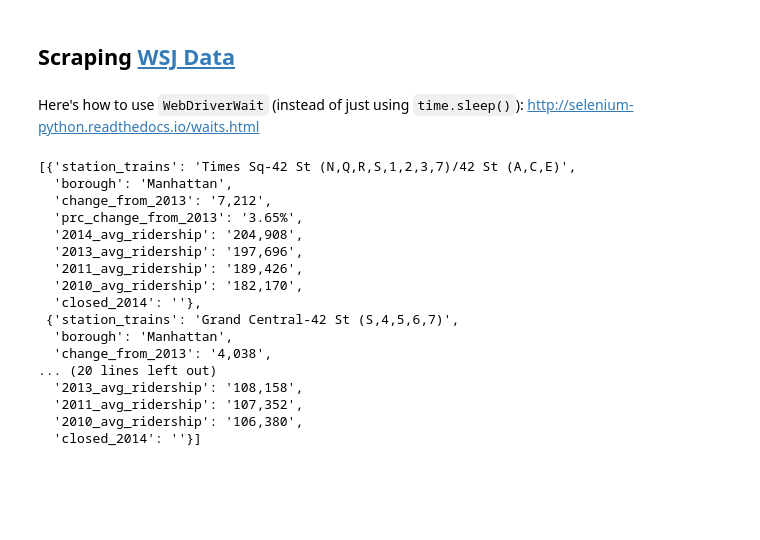
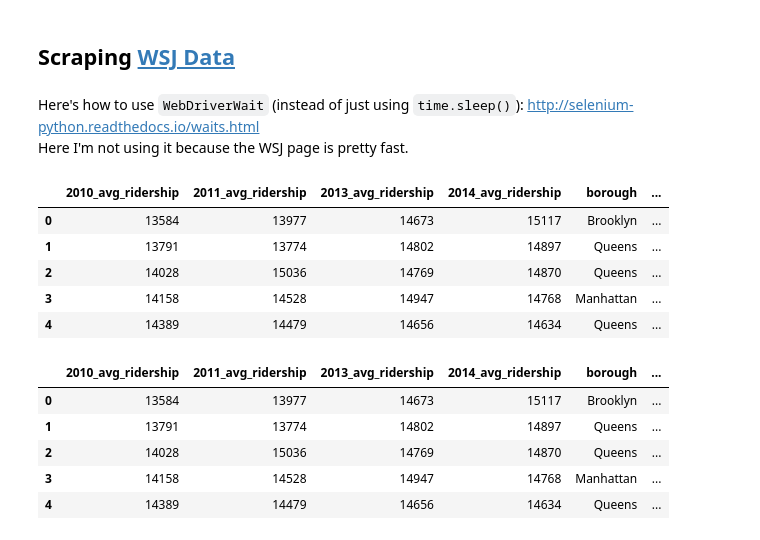
Before and after one commit to Yuanqi-Hong/data-studio, a Jupyter notebook: 03-MTA_turnstile/Graphing MTA data.ipynb, the cells around one changed output. Drawn from its saved outputs; the diff is of its cells as text; code cells hidden in the pictures; blank space fills up the shorter version.

```diff
--- a/03-MTA_turnstile/Graphing MTA data.ipynb
+++ b/03-MTA_turnstile/Graphing MTA data.ipynb
@@ -197,6 +197,7 @@ from selenium.webdriver.support.ui import Select
 from selenium.webdriver.support.ui import WebDriverWait
 # %% [markdown]
 Here's how to use `WebDriverWait` (instead of just using `time.sleep()`): http://selenium-python.readthedocs.io/waits.html
+Here I'm not using it because the WSJ page is pretty fast.
 # %%
 driver = webdriver.Chrome()
 driver.get('http://graphics.wsj.com/table/NYRIDER_0420?mod=article_inline')
@@ -209,36 +210,31 @@ show_100 = driver.find_element_by_xpath('//*[@id="tablecontent"]/div[1]/div[1]/d
 show_100.click()
 # %%
 data = []
-rows = driver.find_elements_by_tag_name('tr')
-for row in rows[1:5]:
-    row_data = {}
-    cells = row.find_elements_by_tag_name('td')
-    row_data['station_trains'] = cells[0].text
-    row_data['borough'] = cells[1].text
-    row_data['change_from_2013'] = cells[2].text
-    row_data['prc_change_from_2013'] = cells[3].text
-    row_data['2014_avg_ridership'] = cells[4].text
-    row_data['2013_avg_ridership'] = cells[5].text
-    row_data['2011_avg_ridership'] = cells[6].text
-    row_data['2010_avg_ridership'] = cells[7].text
-    row_data['closed_2014'] = cells[8].text
-    data.append(row_data)
-data
+for page in range(5):
+    rows = driver.find_elements_by_tag_name('tr')
+    for row in rows[1:-1]:
+        row_data = {}
+        cells = row.find_elements_by_tag_name('td')
+        row_data['station_trains'] = cells[0].text
+        row_data['borough'] = cells[1].text
+        row_data['change_from_2013'] = int(''.join(filter(str.isdigit, cells[2].text)))
+        row_data['prc_change_from_2013'] = float(''.join(s for s in cells[3].text if s != '%'))
+        row_data['2014_avg_ridership'] = int(''.join(filter(str.isdigit, cells[4].text)))
+        row_data['2013_avg_ridership'] = int(''.join(filter(str.isdigit, cells[5].text)))
+        row_data['2011_avg_ridership'] = int(''.join(filter(str.isdigit, cells[6].text)))
+        row_data['2010_avg_ridership'] = int(''.join(filter(str.isdigit, cells[7].text)))
+        row_data['closed_2014'] = cells[8].text
+        data.append(row_data)
+    next_button = driver.find_element_by_class_name('page-next').find_element_by_tag_name('a')
+    driver.execute_script('arguments[0].scrollIntoView(true)', next_button)
+    next_button.click()
-# %% [output]
-[{'station_trains': 'Times Sq-42 St (N,Q,R,S,1,2,3,7)/42 St (A,C,E)',
-  'borough': 'Manhattan',
-  'change_from_2013': '7,212',
-  'prc_change_from_2013': '3.65%',
-  '2014_avg_ridership': '204,908',
-  '2013_avg_ridership': '197,696',
-  '2011_avg_ridership': '189,426',
-  '2010_avg_ridership': '182,170',
-  'closed_2014': ''},
- {'station_trains': 'Grand Central-42 St (S,4,5,6,7)',
-  'borough': 'Manhattan',
-  'change_from_2013': '4,038',
-... (20 lines left out)
-  '2013_avg_ridership': '108,158',
-  '2011_avg_ridership': '107,352',
-  '2010_avg_ridership': '106,380',
-  'closed_2014': ''}]
+# %%
+df = pd.DataFrame(data)
+df.head()
+# %% [output]
+|  | 2010_avg_ridership | 2011_avg_ridership | 2013_avg_ridership | 2014_avg_ridership | borough | ... |
+| 0 | 13584 | 13977 | 14673 | 15117 | Brooklyn | ... |
+| 1 | 13791 | 13774 | 14802 | 14897 | Queens | ... |
+| 2 | 14028 | 15036 | 14769 | 14870 | Queens | ... |
+| 3 | 14158 | 14528 | 14947 | 14768 | Manhattan | ... |
+| 4 | 14389 | 14479 | 14656 | 14634 | Queens | ... |
@@ -244,0 +245,9 @@ data
+# %%
+pd.read_csv('WSJ_subway_data_2014.csv').head()
+# %% [output]
+|  | 2010_avg_ridership | 2011_avg_ridership | 2013_avg_ridership | 2014_avg_ridership | borough | ... |
+| 0 | 13584 | 13977 | 14673 | 15117 | Brooklyn | ... |
+| 1 | 13791 | 13774 | 14802 | 14897 | Queens | ... |
+| 2 | 14028 | 15036 | 14769 | 14870 | Queens | ... |
+| 3 | 14158 | 14528 | 14947 | 14768 | Manhattan | ... |
+| 4 | 14389 | 14479 | 14656 | 14634 | Queens | ... |
```
Also changed, not shown: parts of 2 cells of this notebook, 1 other file.
